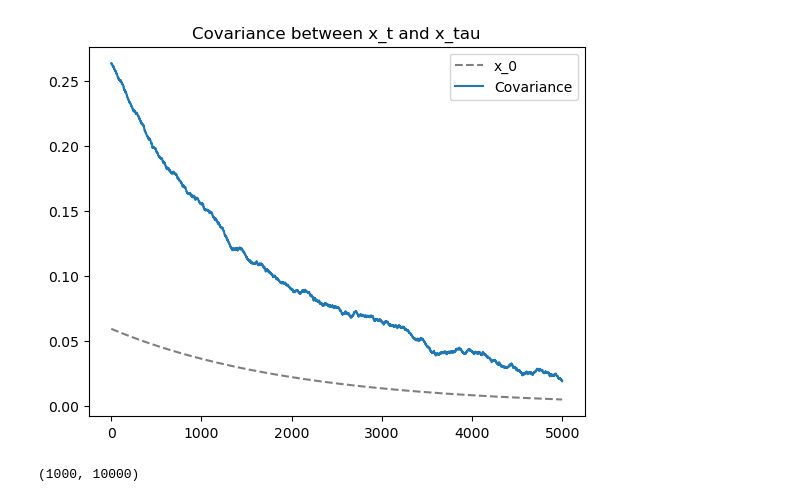
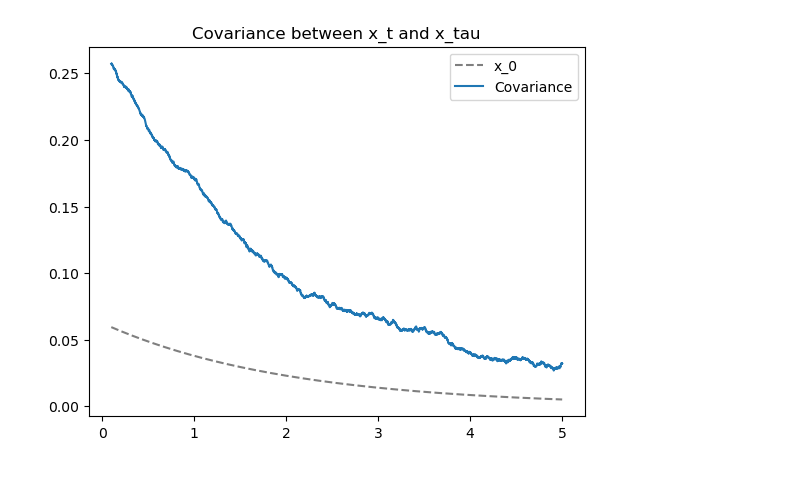
Before and after one commit to AlviseSembenico/MathWork, a Jupyter notebook: SDE/Homework 1/simulation.ipynb, the cells around one changed output. Cells and saved outputs as stored; diff of their text form; code cells hidden in the pictures.

Commit message:
add image

```diff
--- a/SDE/Homework 1/simulation.ipynb
+++ b/SDE/Homework 1/simulation.ipynb
@@ -63,35 +63,32 @@ def cov(x,y):
 # %%
 
 x_inf = 1
 x_0 = 0
 a = 0.5
 b = 0.5
 T = 10
 size = 1000
 x = simulate_ou(T, size, dt/10, x_0, x_inf, a, b)
 
 T_size = x.shape[1]
 t = T_size//2
 x_t = x[:, t]
 
 
 covariance = []
 for i in range(t+1, T_size):
     x_tau = x[:,i]
     covariance.append(np.cov(x_t, x_tau)[0,1])
     # covariance.append(cov(x_t, x_tau))
 
+x_scale =  np.linspace(0.1, T- T/2, num=len(covariance))
 plt.title('Covariance between x_t and x_tau')
 def analytic_cov(t, s):
     return b**2/2*a * ( np.exp(-a*(t-s)) -  np.exp(-a*(s+t)))
 
-plt.plot([analytic_cov(t+tau, t) for tau in np.linspace(0.1, T- T/2, num=len(covariance))], 'k--', alpha=0.5, label='x_0')
-plt.plot(covariance, label='Covariance')
+plt.plot(x_scale, [analytic_cov(t+tau, t) for tau in np.linspace(0.1, T- T/2, num=len(covariance))], 'k--', alpha=0.5, label='x_0')
+plt.plot(x_scale,covariance, label='Covariance')
 plt.legend()
 plt.savefig(path / 'covariance.png')
 # %% [output]
-[figure, old version]
+[figure, new version]
-# %%
-x.shape
-# %% [output]
-(1000, 10000)
```
Also changed, not shown: parts of 2 cells of this notebook, 1 other file.
